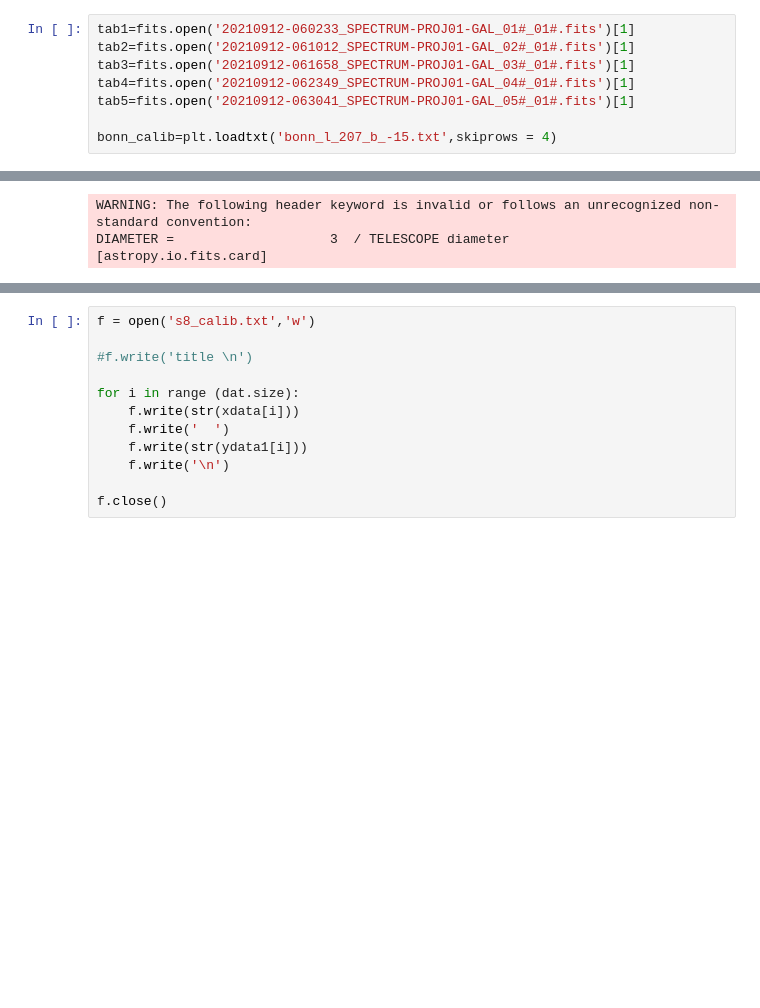
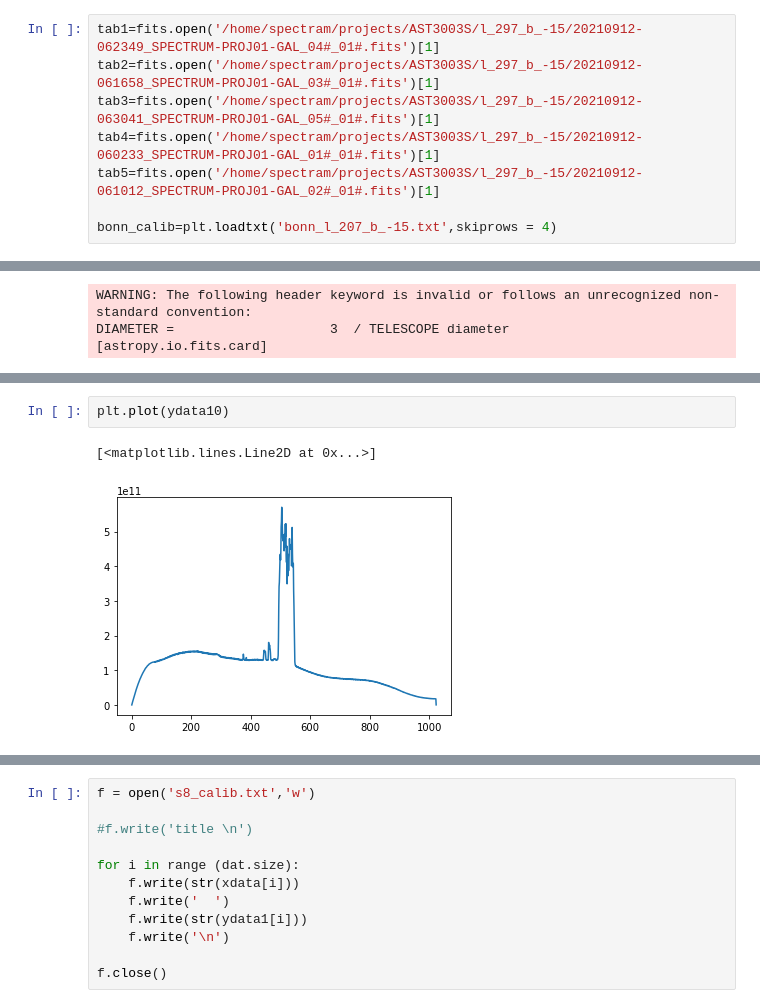
Before and after one commit to spectram/AST3003S, a Jupyter notebook: S8_calib-clean.ipynb, the cells around one changed output, grey strips where cells are left out. Saved outputs shown, nothing was run; the diff lists cells and outputs as text; blank space fills up the shorter version.

```diff
--- a/S8_calib-clean.ipynb
+++ b/S8_calib-clean.ipynb
@@ -4,11 +4,11 @@ import pylab as plt
 from astropy.io import fits
 %matplotlib inline
 # %%
-tab1=fits.open('20210912-060233_SPECTRUM-PROJ01-GAL_01#_01#.fits')[1]
-tab2=fits.open('20210912-061012_SPECTRUM-PROJ01-GAL_02#_01#.fits')[1]
-tab3=fits.open('20210912-061658_SPECTRUM-PROJ01-GAL_03#_01#.fits')[1]
-tab4=fits.open('20210912-062349_SPECTRUM-PROJ01-GAL_04#_01#.fits')[1]
-tab5=fits.open('20210912-063041_SPECTRUM-PROJ01-GAL_05#_01#.fits')[1]
+tab1=fits.open('/home/spectram/projects/AST3003S/l_297_b_-15/20210912-062349_SPECTRUM-PROJ01-GAL_04#_01#.fits')[1]
+tab2=fits.open('/home/spectram/projects/AST3003S/l_297_b_-15/20210912-061658_SPECTRUM-PROJ01-GAL_03#_01#.fits')[1]
+tab3=fits.open('/home/spectram/projects/AST3003S/l_297_b_-15/20210912-063041_SPECTRUM-PROJ01-GAL_05#_01#.fits')[1]
+tab4=fits.open('/home/spectram/projects/AST3003S/l_297_b_-15/20210912-060233_SPECTRUM-PROJ01-GAL_01#_01#.fits')[1]
+tab5=fits.open('/home/spectram/projects/AST3003S/l_297_b_-15/20210912-061012_SPECTRUM-PROJ01-GAL_02#_01#.fits')[1]
 
 bonn_calib=plt.loadtxt('bonn_l_207_b_-15.txt',skiprows = 4)
 # %% [output]
@@ -104,0 +65,5 @@ frequency shift due to LSR= 0.041999999999916326
+# %%
+plt.plot(ydata10)
+# %% [output]
+[<matplotlib.lines.Line2D at 0x...>]
+[figure, added]
```
Also changed, not shown: parts of 3 cells of this notebook, 2 other files.
